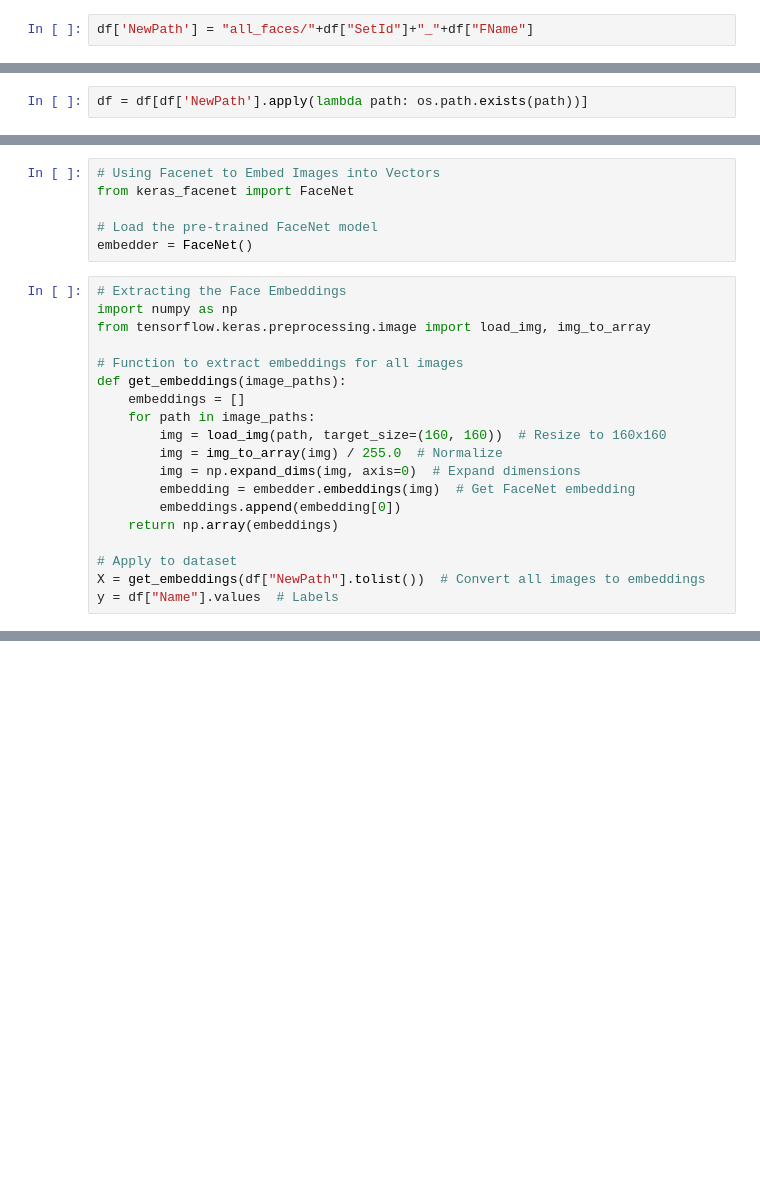
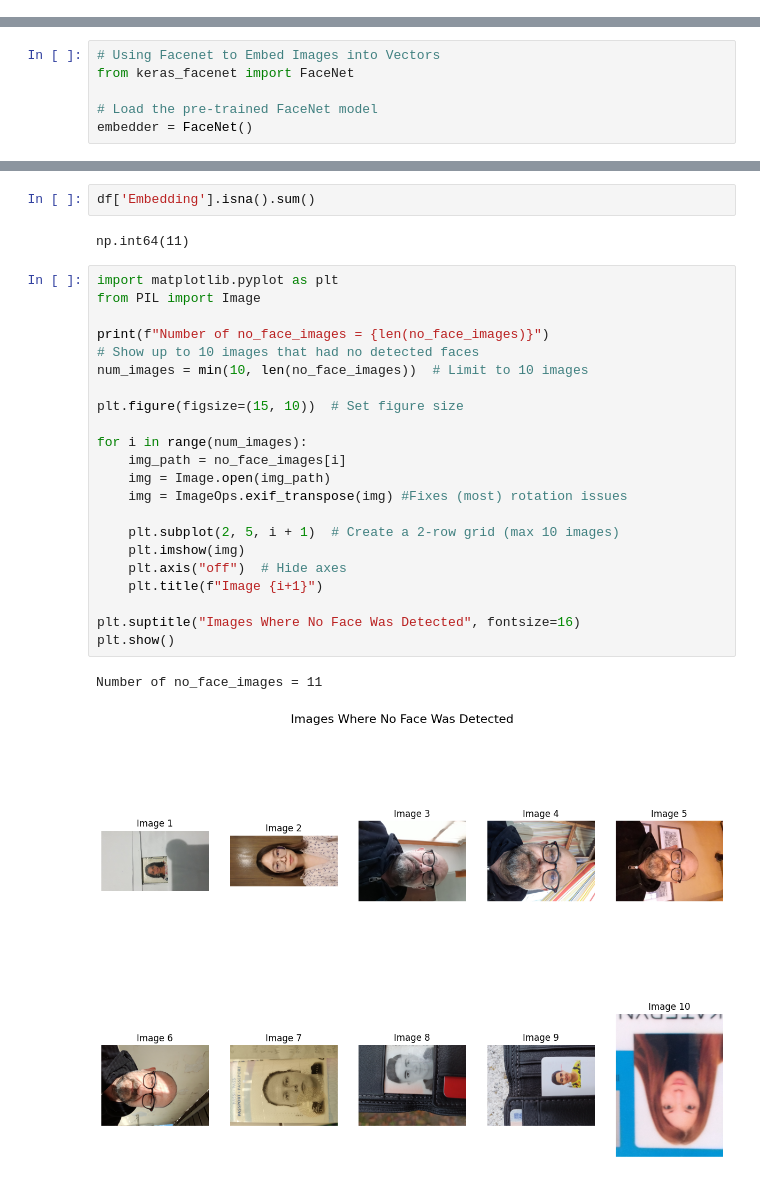
Before and after one commit to Shaun-L/FaceNet, a Jupyter notebook: facenet.ipynb, the cells around one changed output, grey strips where cells are left out. Saved outputs shown, nothing was run; the diff lists cells and outputs as text; blank space fills up the shorter version.

Commit message:
Updated working FaceNet Testing

```diff
--- a/facenet.ipynb
+++ b/facenet.ipynb
@@ -25,2 +24,0 @@ df.head()
-# %%
-df['NewPath'] = "all_faces/"+df["SetId"]+"_"+df["FName"]
@@ -36,2 +24,0 @@ df.head()
-# %%
-df = df[df['NewPath'].apply(lambda path: os.path.exists(path))]
@@ -81,22 +80,3 @@ from keras_facenet import FaceNet
 
 # Load the pre-trained FaceNet model
 embedder = FaceNet()
-# %%
-# Extracting the Face Embeddings
-import numpy as np
-from tensorflow.keras.preprocessing.image import load_img, img_to_array
-
-# Function to extract embeddings for all images
-def get_embeddings(image_paths):
-    embeddings = []
-    for path in image_paths:
-        img = load_img(path, target_size=(160, 160))  # Resize to 160x160
-        img = img_to_array(img) / 255.0  # Normalize
-        img = np.expand_dims(img, axis=0)  # Expand dimensions
-        embedding = embedder.embeddings(img)  # Get FaceNet embedding
-        embeddings.append(embedding[0])
-    return np.array(embeddings)
-
-# Apply to dataset
-X = get_embeddings(df["NewPath"].tolist())  # Convert all images to embeddings
-y = df["Name"].values  # Labels
@@ -106,0 +270,29 @@ NameError: name 'df' is not defined
+# %%
+df['Embedding'].isna().sum()
+# %% [output]
+np.int64(11)
+# %%
+import matplotlib.pyplot as plt
+from PIL import Image
+
+print(f"Number of no_face_images = {len(no_face_images)}")
+# Show up to 10 images that had no detected faces
+num_images = min(10, len(no_face_images))  # Limit to 10 images
+
+plt.figure(figsize=(15, 10))  # Set figure size
+
+for i in range(num_images):
+    img_path = no_face_images[i]
+    img = Image.open(img_path)
+    img = ImageOps.exif_transpose(img) #Fixes (most) rotation issues
+
+    plt.subplot(2, 5, i + 1)  # Create a 2-row grid (max 10 images)
+    plt.imshow(img)
+    plt.axis("off")  # Hide axes
+    plt.title(f"Image {i+1}")
+
+plt.suptitle("Images Where No Face Was Detected", fontsize=16)
+plt.show()
+# %% [output]
+Number of no_face_images = 11
+[figure, added]
```
Also changed, not shown: parts of 35 cells of this notebook, 3 other files.
